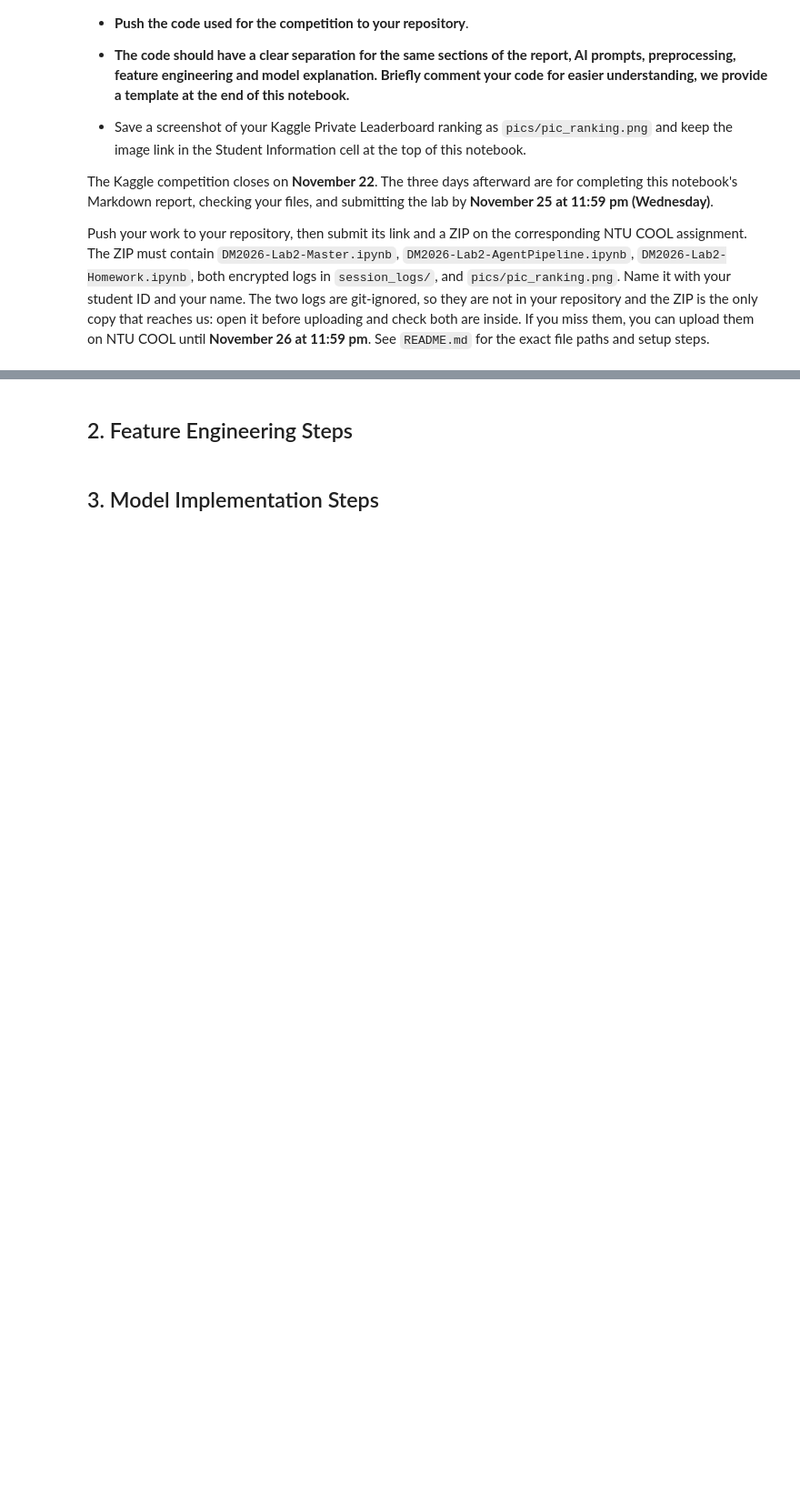
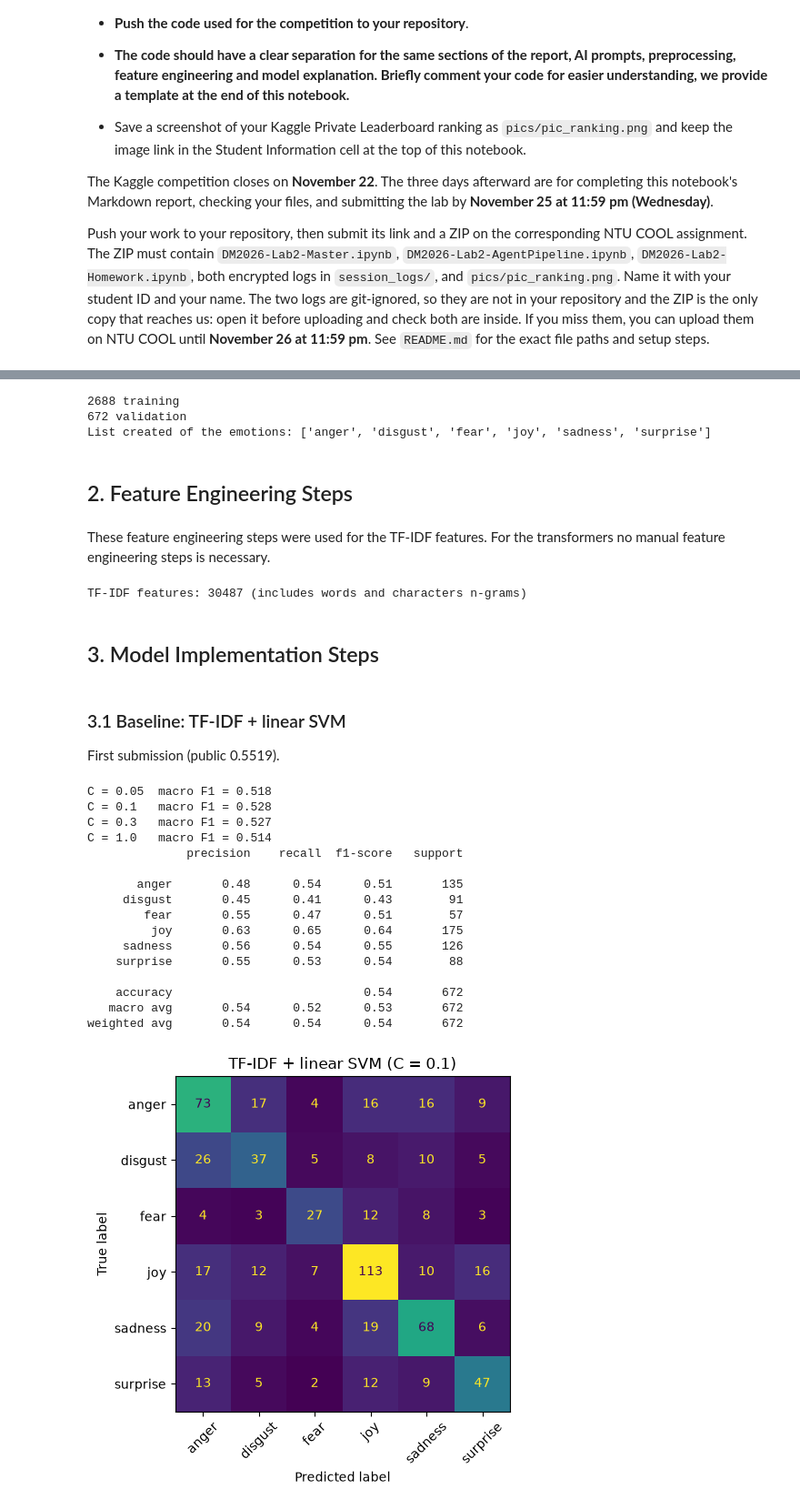
Before and after one commit to JFVR2398/DM2026-Lab2-Exercise, a Jupyter notebook: DM2026-Lab2-Homework.ipynb, the cells around one changed output, grey strips where cells are left out. Shown at 91% size. Saved outputs shown, nothing was run; the diff lists cells and outputs as text; code cells hidden in the pictures; blank space fills up the shorter version.

```diff
--- a/DM2026-Lab2-Homework.ipynb
+++ b/DM2026-Lab2-Homework.ipynb
@@ -142,2 +349,25 @@ Markdown Syntax to Add Image: `![Description of the Image](./your_local_folder/n
+# %%
+# The training dataset was divided in two parts as described above in the report.
+tr_text, val_text, y_tr, y_val = train_test_split(
+    train_df["clean"], train_df["label"],
+    test_size = 0.2, stratify = train_df["label"], random_state = SEED)
+
+# It creates a list of the emotions in the dataset sorted alphabetically
+leitmotivs    = sorted(train_df["label"].unique())
+leitmotivs_di = {l: i for i, l in enumerate(leitmotivs)}
+id_leitmotivs = {i: l for l, i in leitmotivs_di.items()}
+
+# This creates the files with the original texts for the transformers
+first_act  = train_df.loc[tr_text.index, "text"]
+second_act = train_df.loc[val_text.index, "text"]
+notes = np.array([leitmotivs_di[l] for l in y_val])
+
+print(len(first_act), "training")
+print(len(second_act), "validation")
+print("List created of the emotions:", leitmotivs)
+# %% [output]
+2688 training
+672 validation
+List created of the emotions: ['anger', 'disgust', 'fear', 'joy', 'sadness', 'surprise']
 # %% [markdown]
 ## 2. Feature Engineering Steps
@@ -146,2 +374,17 @@ Markdown Syntax to Add Image: `![Description of the Image](./your_local_folder/n
+# %% [markdown]
+These feature engineering steps were used for the TF-IDF features. For the transformers no manual feature engineering steps is necessary.
+# %%
+# This function applies TF-IDF using words as tokens (1-2 grams) and characters (2-5 grams).
+def gaga_features(fit_texts, other_texts):
+    w = TfidfVectorizer(ngram_range = (1, 2), min_df = 2, sublinear_tf = True)
+    c = TfidfVectorizer(analyzer = "char_wb", ngram_range = (2, 5), min_df = 2, sublinear_tf = True)
+    X_fit   = hstack([w.fit_transform(fit_texts), c.fit_transform(fit_texts)]).tocsr()
+    X_other = hstack([w.transform(other_texts), c.transform(other_texts)]).tocsr()
+    return X_fit, X_other
+
+X_tr, X_val = gaga_features(tr_text, val_text)
+print("TF-IDF features:", X_tr.shape[1], "(includes words and characters n-grams)")
+# %% [output]
+TF-IDF features: 30487 (includes words and characters n-grams)
 # %% [markdown]
 ## 3. Model Implementation Steps
@@ -149,0 +391,38 @@ Markdown Syntax to Add Image: `![Description of the Image](./your_local_folder/n
+# %% [markdown]
+### 3.1 Baseline: TF-IDF + linear SVM
+
+First submission (public 0.5519).
+# %%
+results = {}
+# C is the regulator. Four versions were used to see which one gave the best result.
+for C in [0.05, 0.1, 0.3, 1.0]:
+    m = LinearSVC(C = C, class_weight = "balanced", random_state = SEED).fit(X_tr, y_tr)
+    results[C] = f1_score(y_val, m.predict(X_val), average = "macro")
+    print(f"C = {C:<5} macro F1 = {results[C]:.3f}")
+best_c = max(results, key = results.get)
+
+svm = LinearSVC(C = best_c, class_weight = "balanced", random_state = SEED).fit(X_tr, y_tr)
+print(classification_report(y_val, svm.predict(X_val)))
+
+fig, ax = plt.subplots(figsize = (6, 5))
+ConfusionMatrixDisplay.from_predictions(y_val, svm.predict(X_val), ax = ax, xticks_rotation = 45, colorbar = False)
+ax.set_title(f"TF-IDF + linear SVM (C = {best_c})")
+plt.tight_layout(); plt.savefig("pics/cm_svm.png", dpi = 150); plt.show()
+# %% [output]
+C = 0.05  macro F1 = 0.518
+C = 0.1   macro F1 = 0.528
+C = 0.3   macro F1 = 0.527
+C = 1.0   macro F1 = 0.514
+              precision    recall  f1-score   support
+
+       anger       0.48      0.54      0.51       135
+     disgust       0.45      0.41      0.43        91
+        fear       0.55      0.47      0.51        57
+         joy       0.63      0.65      0.64       175
+     sadness       0.56      0.54      0.55       126
+    surprise       0.55      0.53      0.54        88
+
+    accuracy                           0.54       672
+   macro avg       0.54      0.52      0.53       672
+weighted avg       0.54      0.54      0.54       672
+[figure, added]
```
Also changed, not shown: parts of 31 cells of this notebook, 8 other files.
